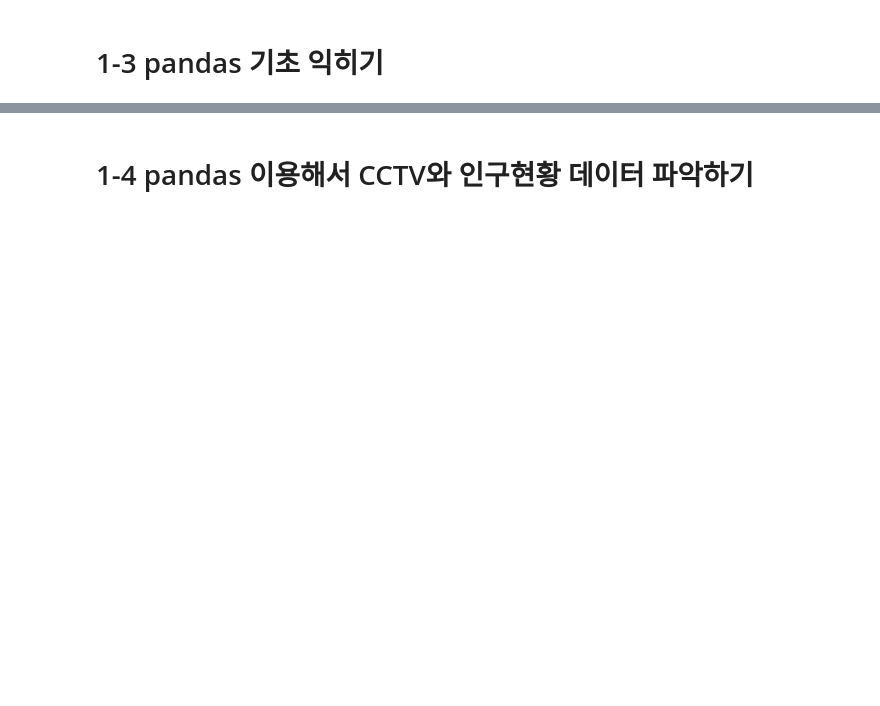
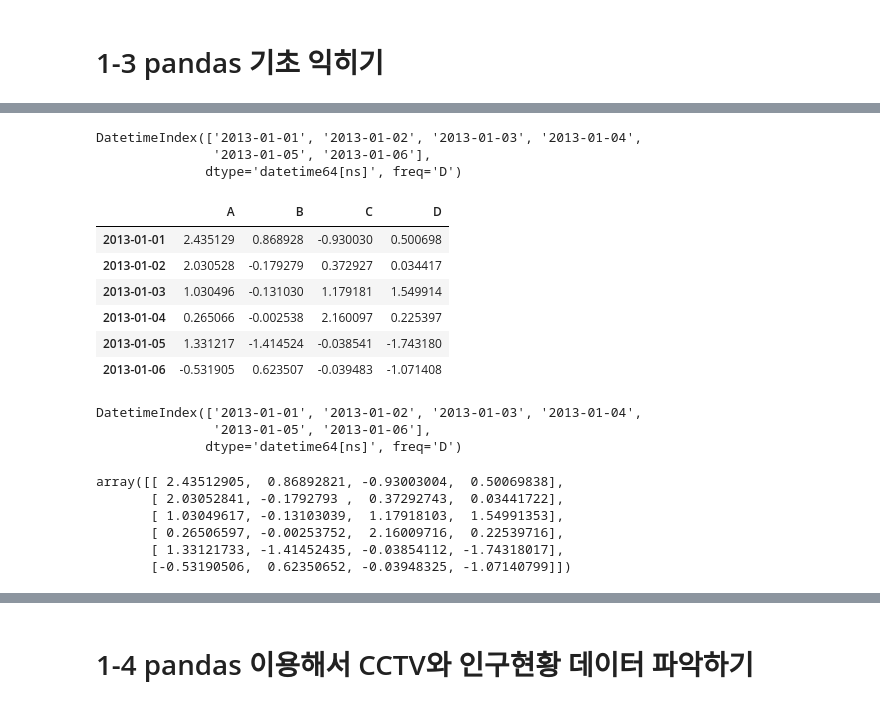
Before and after one commit to yodayodafire/datascience_study, a Jupyter notebook: study/chapter1.ipynb, the cells around one changed output, grey strips where cells are left out. Drawn from its saved outputs; the diff is of its cells as text; code cells hidden in the pictures; blank space fills up the shorter version.

```diff
--- a/study/chapter1.ipynb
+++ b/study/chapter1.ipynb
@@ -71,0 +70,33 @@ pop_Seoul.head()
+# %%
+dates = pd.date_range('20130101', periods=6)
+dates
+# %% [output]
+DatetimeIndex(['2013-01-01', '2013-01-02', '2013-01-03', '2013-01-04',
+               '2013-01-05', '2013-01-06'],
+              dtype='datetime64[ns]', freq='D')
+# %%
+df = pd.DataFrame(np.random.randn(6,4), index=dates, columns=['A', 'B', 'C', 'D'])
+df
+# %% [output]
+|  | A | B | C | D |
+| 2013-01-01 | 2.435129 | 0.868928 | -0.930030 | 0.500698 |
+| 2013-01-02 | 2.030528 | -0.179279 | 0.372927 | 0.034417 |
+| 2013-01-03 | 1.030496 | -0.131030 | 1.179181 | 1.549914 |
+| 2013-01-04 | 0.265066 | -0.002538 | 2.160097 | 0.225397 |
+| 2013-01-05 | 1.331217 | -1.414524 | -0.038541 | -1.743180 |
+| 2013-01-06 | -0.531905 | 0.623507 | -0.039483 | -1.071408 |
+# %%
+df.index
+# %% [output]
+DatetimeIndex(['2013-01-01', '2013-01-02', '2013-01-03', '2013-01-04',
+               '2013-01-05', '2013-01-06'],
+              dtype='datetime64[ns]', freq='D')
+# %%
+df.values
+# %% [output]
+array([[ 2.43512905,  0.86892821, -0.93003004,  0.50069838],
+       [ 2.03052841, -0.1792793 ,  0.37292743,  0.03441722],
+       [ 1.03049617, -0.13103039,  1.17918103,  1.54991353],
+       [ 0.26506597, -0.00253752,  2.16009716,  0.22539716],
+       [ 1.33121733, -1.41452435, -0.03854112, -1.74318017],
+       [-0.53190506,  0.62350652, -0.03948325, -1.07140799]])
```
Also changed, not shown: parts of 49 cells of this notebook, 7 other files.
